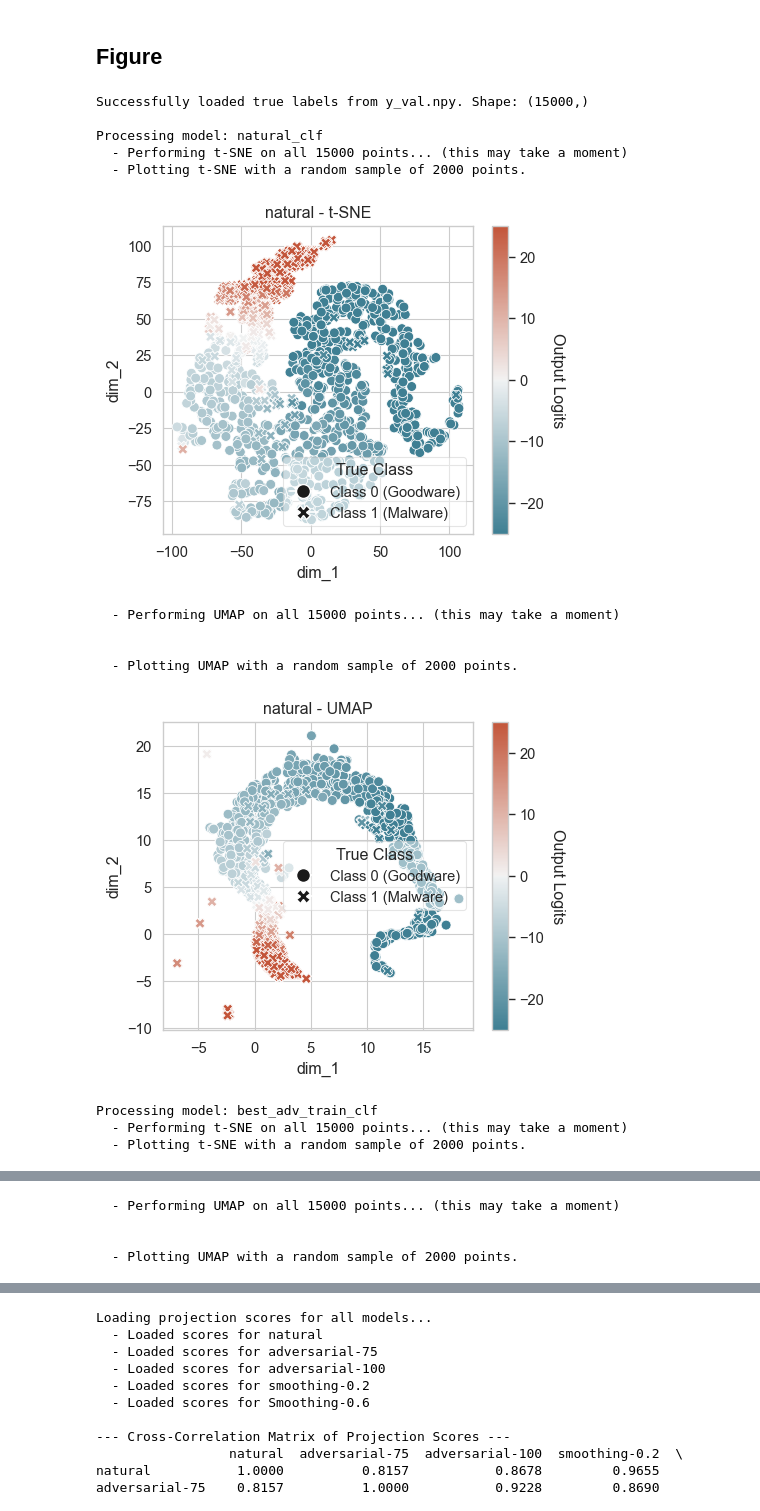
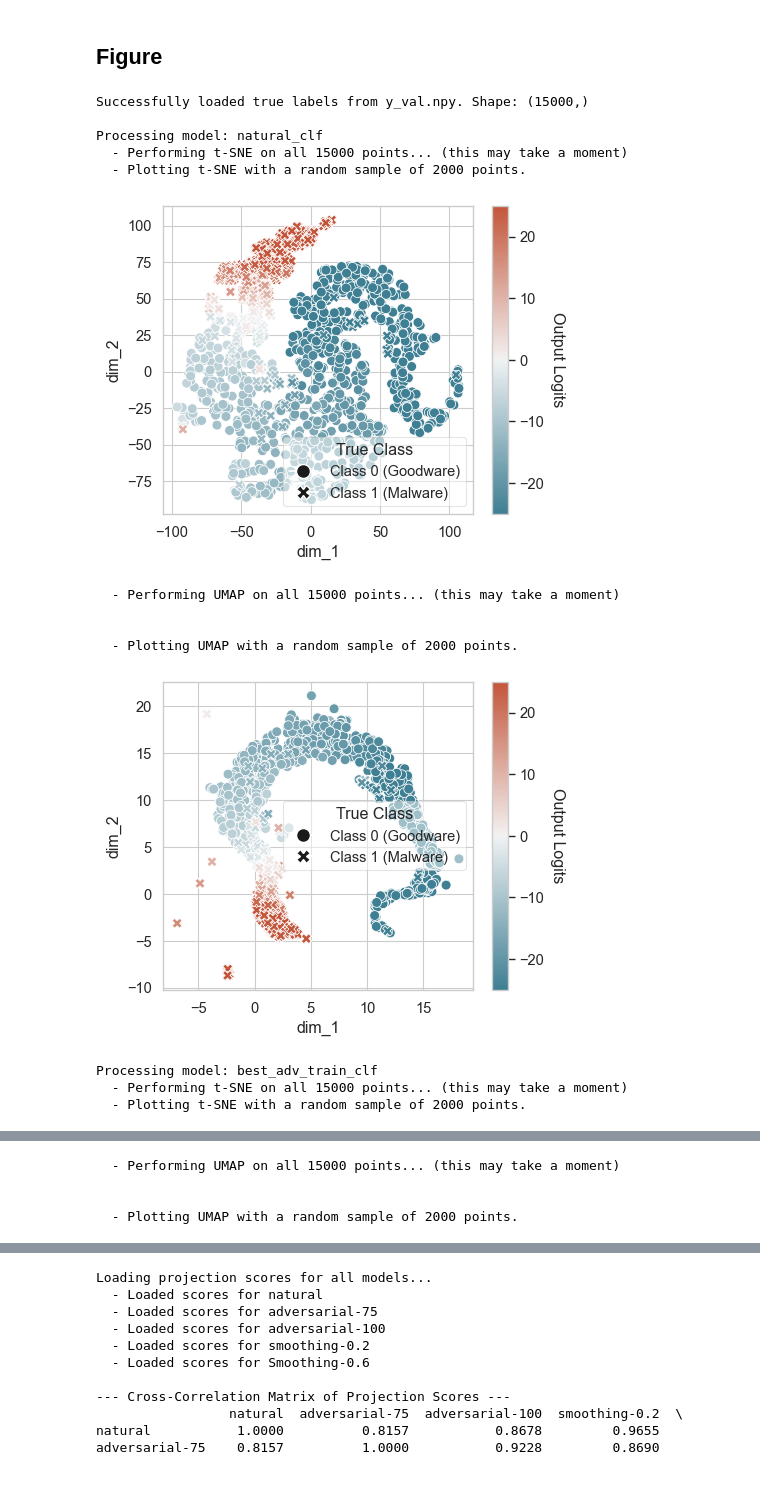
Before and after one commit to danielPulidoCortazar/deeptrust, a Jupyter notebook: notebooks/nb-research-figures.ipynb, the cells around one changed output, grey strips where cells are left out. Cells and saved outputs as stored; diff of their text form; code cells hidden in the pictures; blank space fills up the shorter version.

```diff
--- a/notebooks/nb-research-figures.ipynb
+++ b/notebooks/nb-research-figures.ipynb
@@ -825,7 +650,7 @@ def create_landscape_plot(df, title, method_name="Dimension"):
     ]
     ax.legend(handles=legend_handles, title='True Class', framealpha=0.5)
 
-    plt.title(f"{title} - {method_name}")
+    #plt.title(f"{title} - {method_name}")
     plt.savefig(f"{title}-{method_name}.pdf")
 
     # Show the plot interactively
@@ -904,39 +729,39 @@ for prefix in MODEL_PREFIXES:
             'label': y_true.astype(int), 'projection': projections
         })
 
         df_goodware_umap = df_full_umap[df_full_umap['label'] == 0]
         df_malware_umap = df_full_umap[df_full_umap['label'] == 1]
 
         n_goodware_to_sample = min(N_GOODWARE_TO_PLOT, len(df_goodware_umap))
         n_malware_to_sample = min(N_MALWARE_TO_PLOT, len(df_malware_umap))
 
         goodware_sample_umap = df_goodware_umap.sample(n=n_goodware_to_sample, random_state=RANDOM_STATE_FOR_SAMPLING)
         malware_sample_umap = df_malware_umap.sample(n=n_malware_to_sample, random_state=RANDOM_STATE_FOR_SAMPLING)
 
         df_sampled_umap = pd.concat([goodware_sample_umap, malware_sample_umap])
         print(f"  - Plotting UMAP with a random sample of {len(df_sampled_umap)} points.")
         create_landscape_plot(df_sampled_umap, f"{PLOT_TITLES.get(prefix, prefix)}", method_name="UMAP")
 
 
     except FileNotFoundError as e:
         print(f"  - Error: Could not find a required file for '{prefix}'. Skipping. Missing file: {e.filename}")
     except Exception as e:
         print(f"  - An unexpected error occurred for '{prefix}': {e}")
 
 
 print("\nAll models processed.")
 # %% [output]
 Successfully loaded true labels from y_val.npy. Shape: (15000,)
 
 Processing model: natural_clf
   - Performing t-SNE on all 15000 points... (this may take a moment)
   - Plotting t-SNE with a random sample of 2000 points.
-[figure, old version]
+[figure, new version]
   - Performing UMAP on all 15000 points... (this may take a moment)
 
 
   - Plotting UMAP with a random sample of 2000 points.
-[figure, old version]
+[figure, new version]
 Processing model: best_adv_train_clf
   - Performing t-SNE on all 15000 points... (this may take a moment)
   - Plotting t-SNE with a random sample of 2000 points.
```
Also changed, not shown: parts of 9 cells of this notebook, 20 other files.
